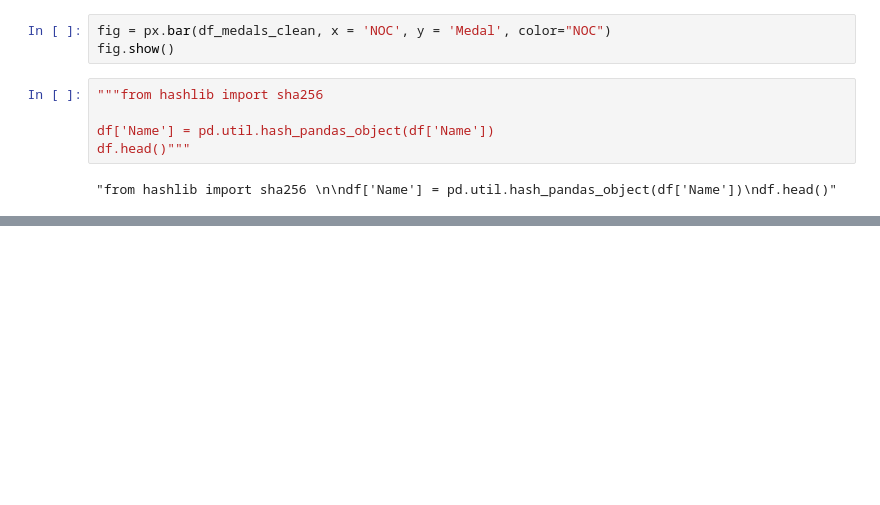
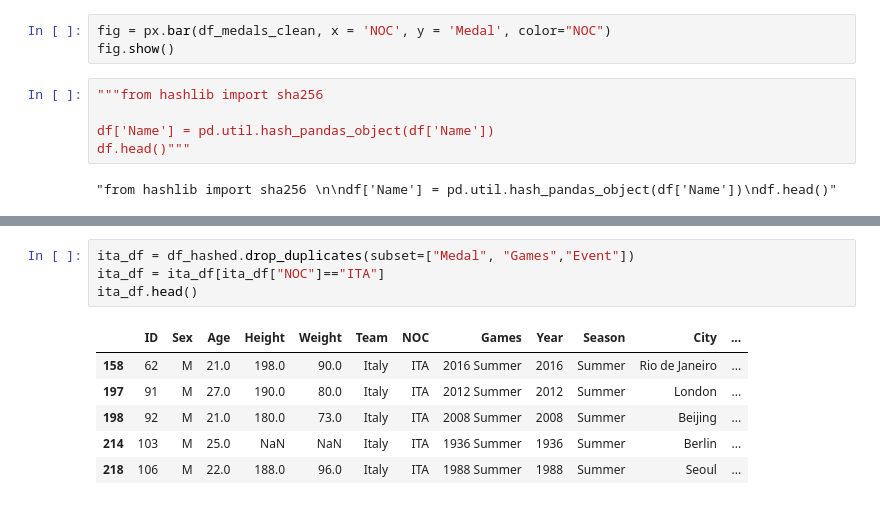
Before and after one commit to marcusbdtf/os-projekt-databehandling, a Jupyter notebook: 0-mar-uppgift.ipynb, the cells around one changed output, grey strips where cells are left out. Cells and saved outputs as stored; diff of their text form; blank space fills up the shorter version.

```diff
--- a/0-mar-uppgift.ipynb
+++ b/0-mar-uppgift.ipynb
@@ -223,0 +214,11 @@ df_hashed.head()
+# %%
+ita_df = df_hashed.drop_duplicates(subset=["Medal", "Games","Event"])
+ita_df = ita_df[ita_df["NOC"]=="ITA"]
+ita_df.head()
+# %% [output]
+|  | ID | Sex | Age | Height | Weight | Team | NOC | Games | Year | Season | City | ... |
+| 158 | 62 | M | 21.0 | 198.0 | 90.0 | Italy | ITA | 2016 Summer | 2016 | Summer | Rio de Janeiro | ... |
+| 197 | 91 | M | 27.0 | 190.0 | 80.0 | Italy | ITA | 2012 Summer | 2012 | Summer | London | ... |
+| 198 | 92 | M | 21.0 | 180.0 | 73.0 | Italy | ITA | 2008 Summer | 2008 | Summer | Beijing | ... |
+| 214 | 103 | M | 25.0 | NaN | NaN | Italy | ITA | 1936 Summer | 1936 | Summer | Berlin | ... |
+| 218 | 106 | M | 22.0 | 188.0 | 96.0 | Italy | ITA | 1988 Summer | 1988 | Summer | Seoul | ... |
```
Also changed, not shown: parts of 21 cells of this notebook.
